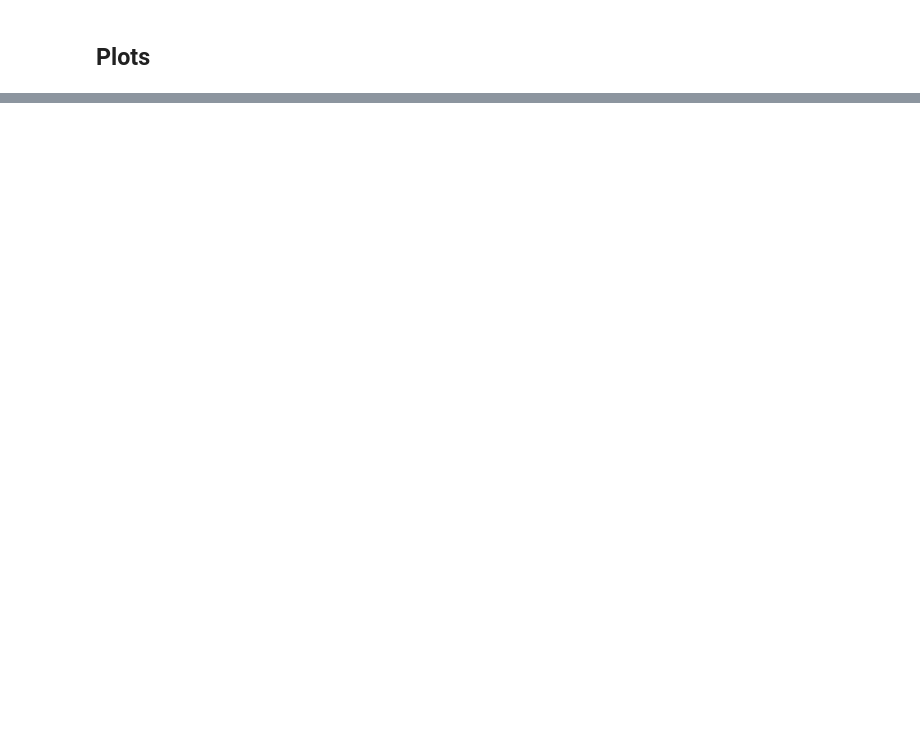
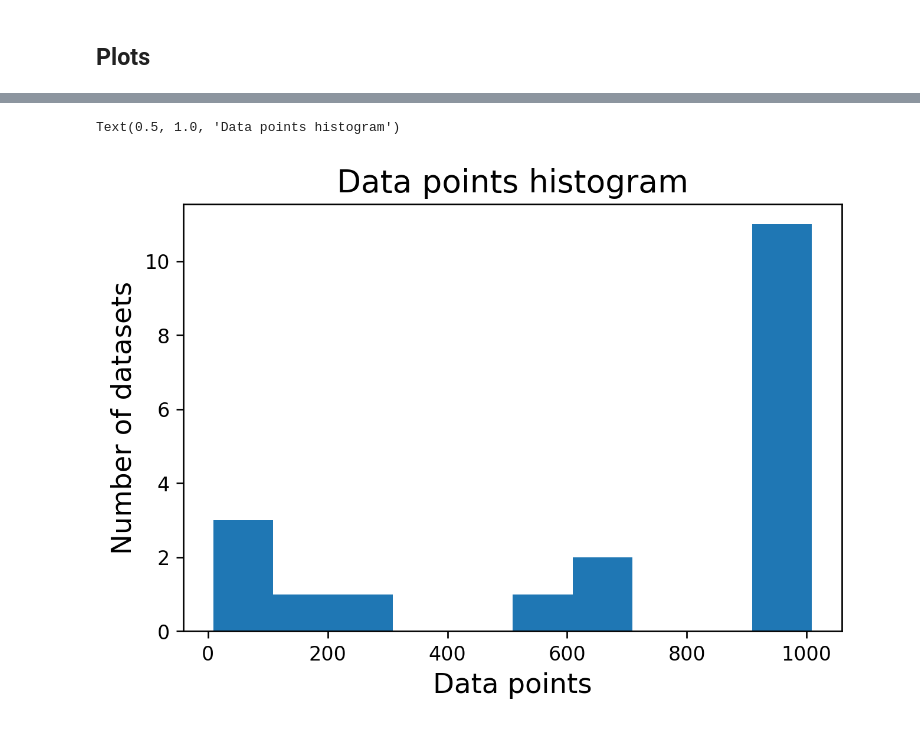
Before and after one commit to Barbarioli/sociome, a Jupyter notebook: eda/eda.ipynb, the cells around one changed output, grey strips where cells are left out. Cells and saved outputs as stored; diff of their text form; code cells hidden in the pictures; blank space fills up the shorter version.

```diff
--- a/eda/eda.ipynb
+++ b/eda/eda.ipynb
@@ -1553,0 +1890,14 @@ ax.legend()
+# %%
+#histograms
+datapoints = np.array([581, 1000, 1000, 1000, 1000, 1000, 9, 1000, 1000, 1000, 1000, 264, 705, 635, 1000, 15, 120, 1000, 77])
+
+variables = np.array([84, 23, 28, 15, 23, 108, 10, 23, 31, 23, 22, 11, 26, 99, 39, 27, 13, 22, 29])
+# %%
+plt.figure(dpi=240)
+plt.hist(datapoints, bins=np.arange(datapoints.min(), datapoints.max()+25, 100))
+plt.xlabel('Data points', size = 14)
+plt.ylabel('Number of datasets', size = 14)
+plt.title('Data points histogram', size = 16)
+# %% [output]
+Text(0.5, 1.0, 'Data points histogram')
+[figure, added]
```
Also changed, not shown: parts of 100 cells of this notebook.
